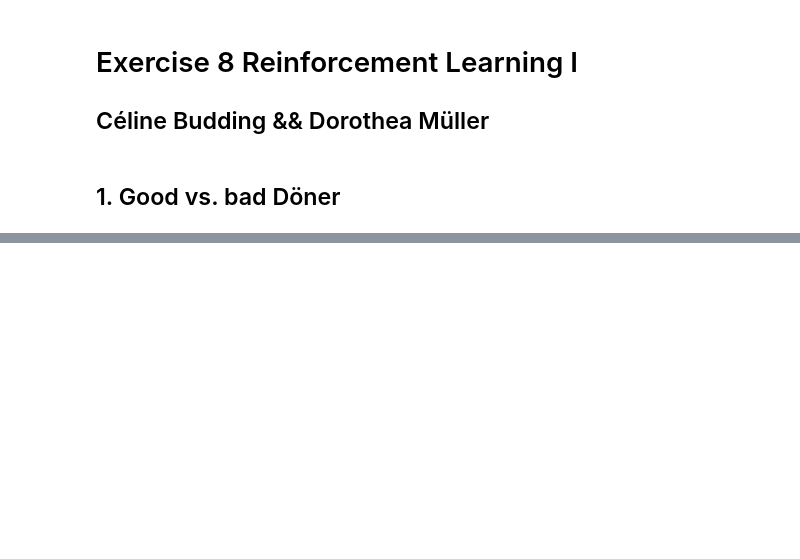
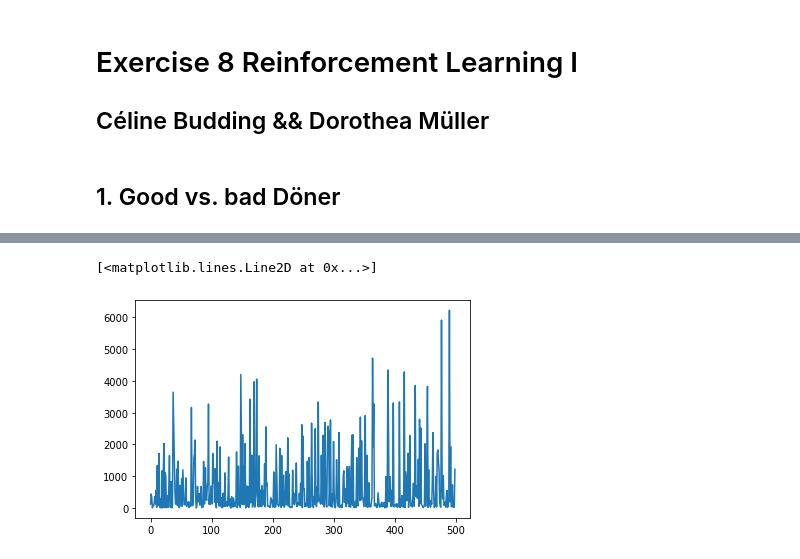
Before and after one commit to DorotheaMueller/mhbf, a Jupyter notebook: ex_9_budding_mueller.ipynb, the cells around one changed output, grey strips where cells are left out. Cells and saved outputs as stored; diff of their text form; code cells hidden in the pictures; blank space fills up the shorter version.

```diff
--- a/ex_9_budding_mueller.ipynb
+++ b/ex_9_budding_mueller.ipynb
@@ -119,0 +157,5 @@ for _ in range(episodes):
+# %%
+plt.plot(trials_taken)
+# %% [output]
+[<matplotlib.lines.Line2D at 0x...>]
+[figure, added]
```
Also changed, not shown: parts of 10 cells of this notebook.
